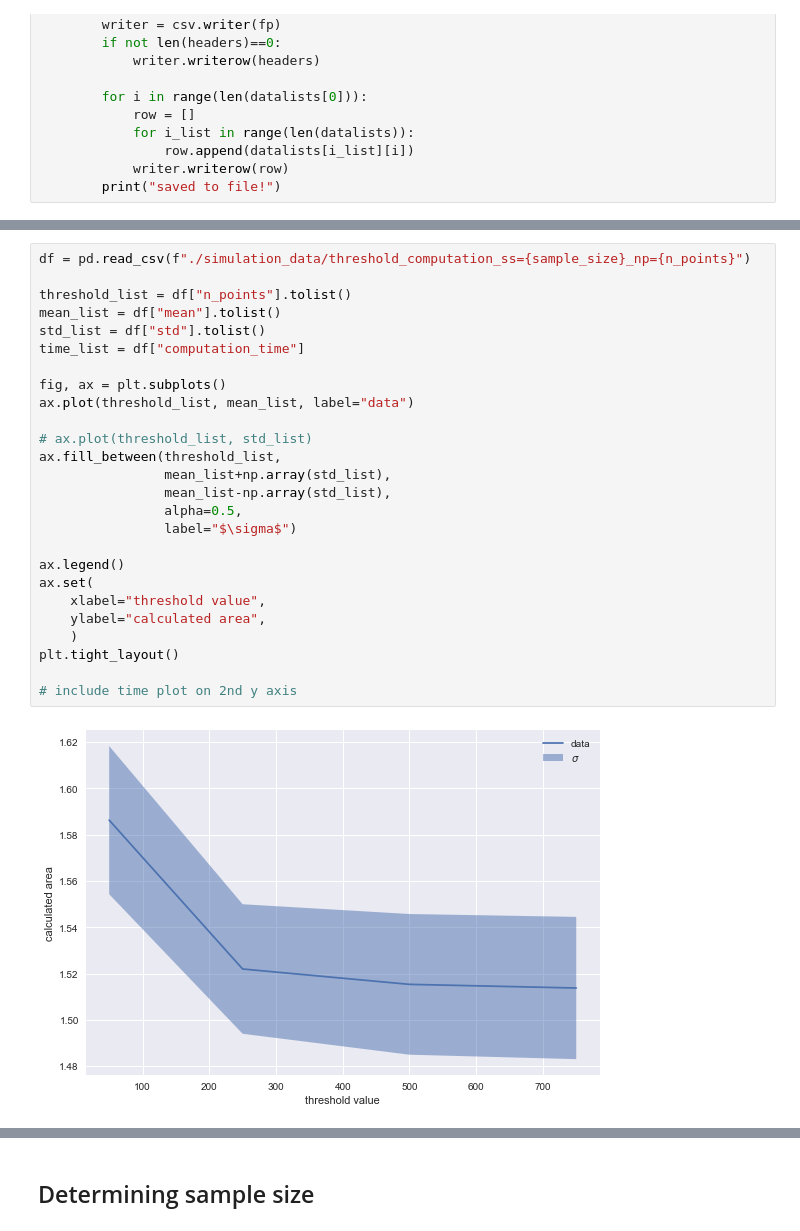
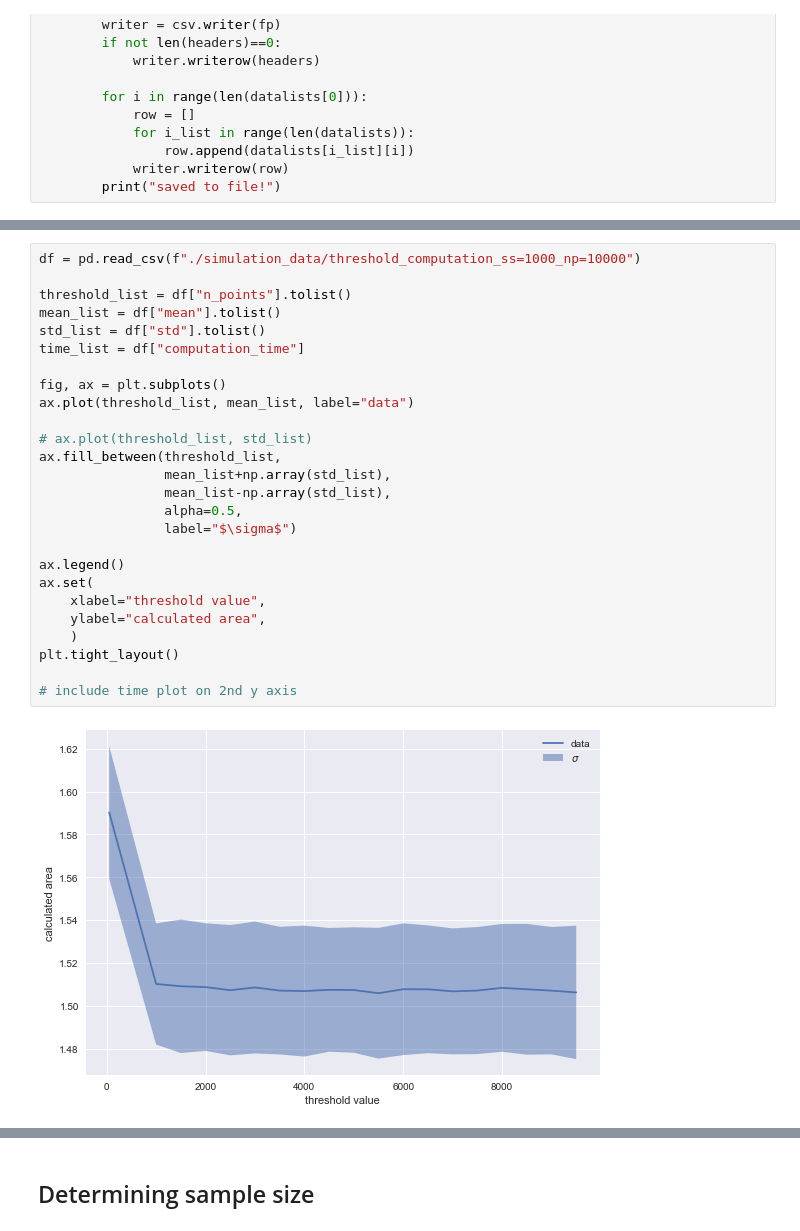
Before and after one commit to MbBrainz/StochasticSimulation-group19, a Jupyter notebook: Assignment1/RandomSampling.ipynb, the cells around one changed output, grey strips where cells are left out. Cells and saved outputs as stored; diff of their text form.

```diff
--- a/Assignment1/RandomSampling.ipynb
+++ b/Assignment1/RandomSampling.ipynb
@@ -83,31 +84,31 @@ if run_full:
 # %% [output]
 saved to file!
 # %%
-df = pd.read_csv(f"./simulation_data/threshold_computation_ss={sample_size}_np={n_points}")
+df = pd.read_csv(f"./simulation_data/threshold_computation_ss=1000_np=10000")
 
 threshold_list = df["n_points"].tolist()
 mean_list = df["mean"].tolist()
 std_list = df["std"].tolist()
 time_list = df["computation_time"]
 
 fig, ax = plt.subplots()
 ax.plot(threshold_list, mean_list, label="data")
 
 # ax.plot(threshold_list, std_list)
 ax.fill_between(threshold_list,
                 mean_list+np.array(std_list),
                 mean_list-np.array(std_list),
                 alpha=0.5,
                 label="$\sigma$")
 
 ax.legend()
 ax.set(
     xlabel="threshold value",
     ylabel="calculated area",
     )
 plt.tight_layout()
 
 # include time plot on 2nd y axis
 # %% [output]
-[figure, old version]
+[figure, new version]
 # %%
```
Also changed, not shown: parts of 7 cells of this notebook, 2 other files.
